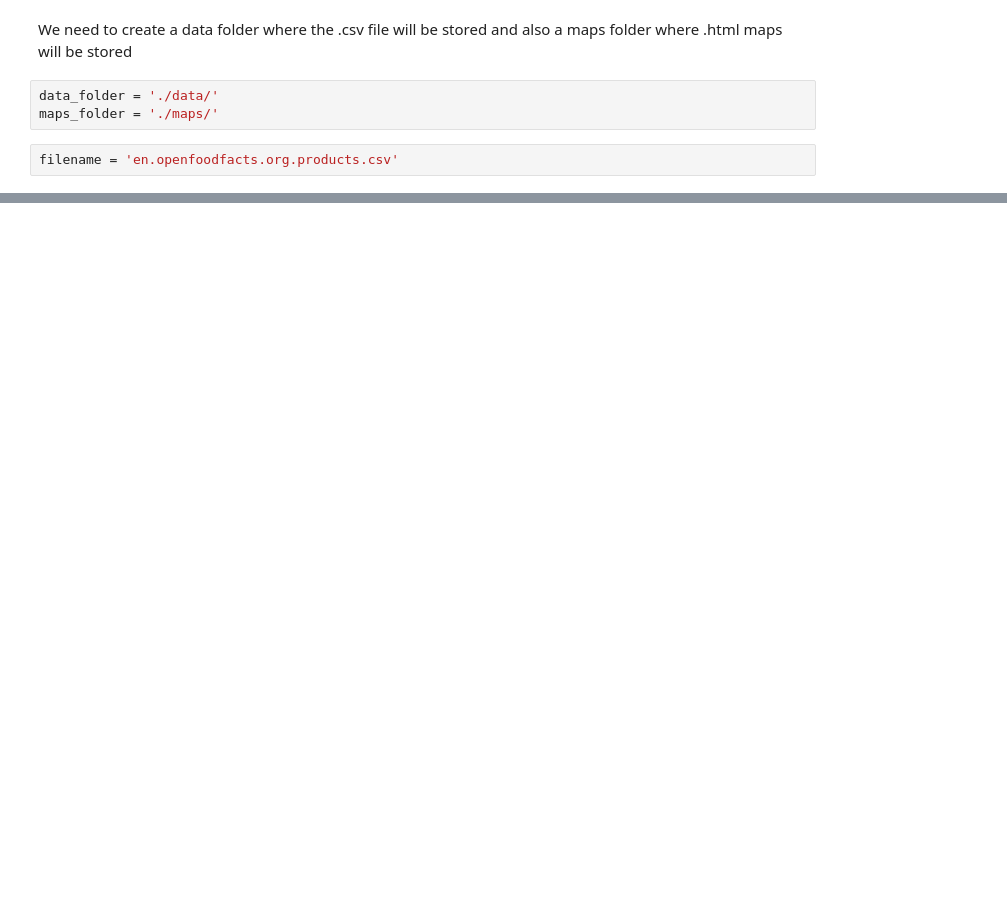
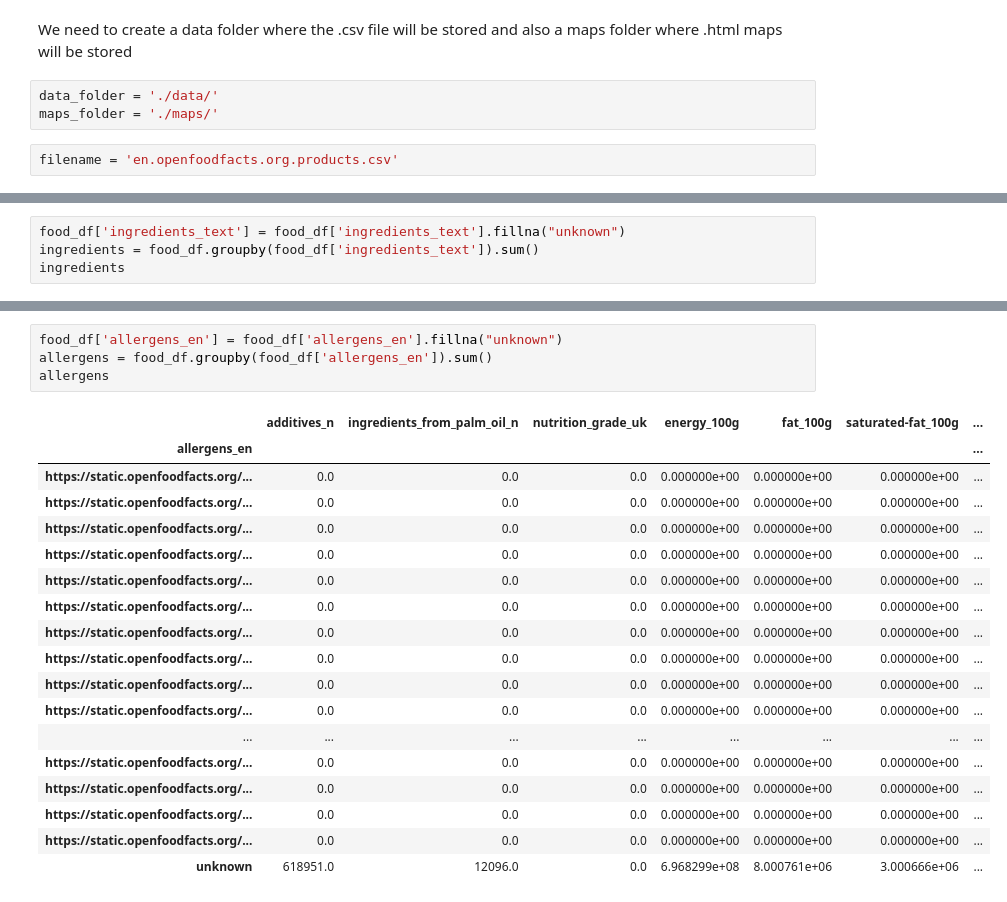
Before and after one commit to celine-y/open_food_facts, a Jupyter notebook: project.ipynb, the cells around one changed output, grey strips where cells are left out. Cells and saved outputs as stored; diff of their text form; blank space fills up the shorter version.

```diff
--- a/project.ipynb
+++ b/project.ipynb
@@ -38,0 +118,4 @@ data.head()
+# %%
+food_df['ingredients_text'] = food_df['ingredients_text'].fillna("unknown")
+ingredients = food_df.groupby(food_df['ingredients_text']).sum()
+ingredients
@@ -38,0 +142,23 @@ data.head()
+# %%
+food_df['allergens_en'] = food_df['allergens_en'].fillna("unknown")
+allergens = food_df.groupby(food_df['allergens_en']).sum()
+allergens
+# %% [output]
+|  | additives_n | ingredients_from_palm_oil_n | nutrition_grade_uk | energy_100g | fat_100g | saturated-fat_100g | ... |
+| allergens_en |  |  |  |  |  |  | ... |
+| https://static.openfoodfacts.org/... | 0.0 | 0.0 | 0.0 | 0.000000e+00 | 0.000000e+00 | 0.000000e+00 | ... |
+| https://static.openfoodfacts.org/... | 0.0 | 0.0 | 0.0 | 0.000000e+00 | 0.000000e+00 | 0.000000e+00 | ... |
+| https://static.openfoodfacts.org/... | 0.0 | 0.0 | 0.0 | 0.000000e+00 | 0.000000e+00 | 0.000000e+00 | ... |
+| https://static.openfoodfacts.org/... | 0.0 | 0.0 | 0.0 | 0.000000e+00 | 0.000000e+00 | 0.000000e+00 | ... |
+| https://static.openfoodfacts.org/... | 0.0 | 0.0 | 0.0 | 0.000000e+00 | 0.000000e+00 | 0.000000e+00 | ... |
+| https://static.openfoodfacts.org/... | 0.0 | 0.0 | 0.0 | 0.000000e+00 | 0.000000e+00 | 0.000000e+00 | ... |
+| https://static.openfoodfacts.org/... | 0.0 | 0.0 | 0.0 | 0.000000e+00 | 0.000000e+00 | 0.000000e+00 | ... |
+| https://static.openfoodfacts.org/... | 0.0 | 0.0 | 0.0 | 0.000000e+00 | 0.000000e+00 | 0.000000e+00 | ... |
+| https://static.openfoodfacts.org/... | 0.0 | 0.0 | 0.0 | 0.000000e+00 | 0.000000e+00 | 0.000000e+00 | ... |
+| https://static.openfoodfacts.org/... | 0.0 | 0.0 | 0.0 | 0.000000e+00 | 0.000000e+00 | 0.000000e+00 | ... |
+| ... | ... | ... | ... | ... | ... | ... | ... |
+| https://static.openfoodfacts.org/... | 0.0 | 0.0 | 0.0 | 0.000000e+00 | 0.000000e+00 | 0.000000e+00 | ... |
+| https://static.openfoodfacts.org/... | 0.0 | 0.0 | 0.0 | 0.000000e+00 | 0.000000e+00 | 0.000000e+00 | ... |
+| https://static.openfoodfacts.org/... | 0.0 | 0.0 | 0.0 | 0.000000e+00 | 0.000000e+00 | 0.000000e+00 | ... |
+| https://static.openfoodfacts.org/... | 0.0 | 0.0 | 0.0 | 0.000000e+00 | 0.000000e+00 | 0.000000e+00 | ... |
+| unknown | 618951.0 | 12096.0 | 0.0 | 6.968299e+08 | 8.000761e+06 | 3.000666e+06 | ... |
```
Also changed, not shown: parts of 33 cells of this notebook.
